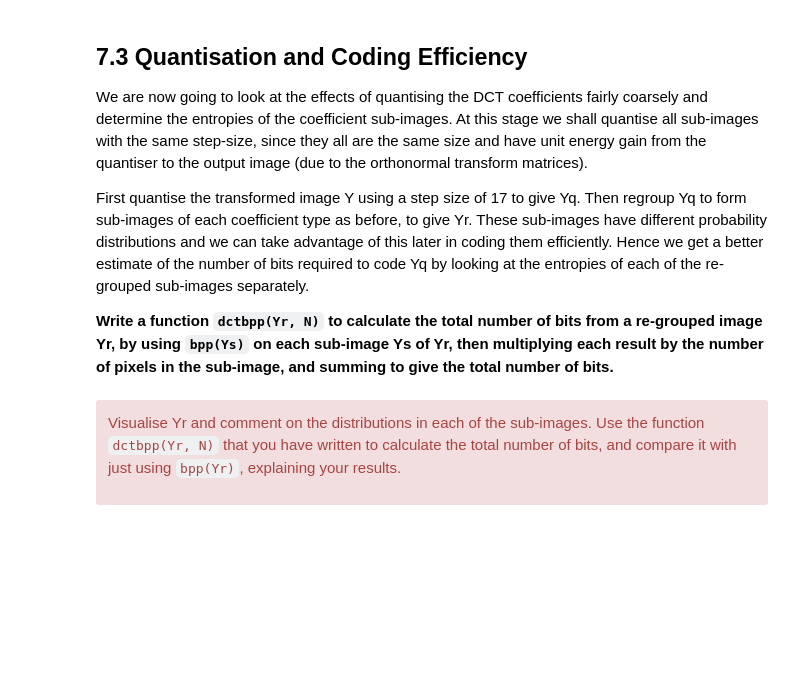
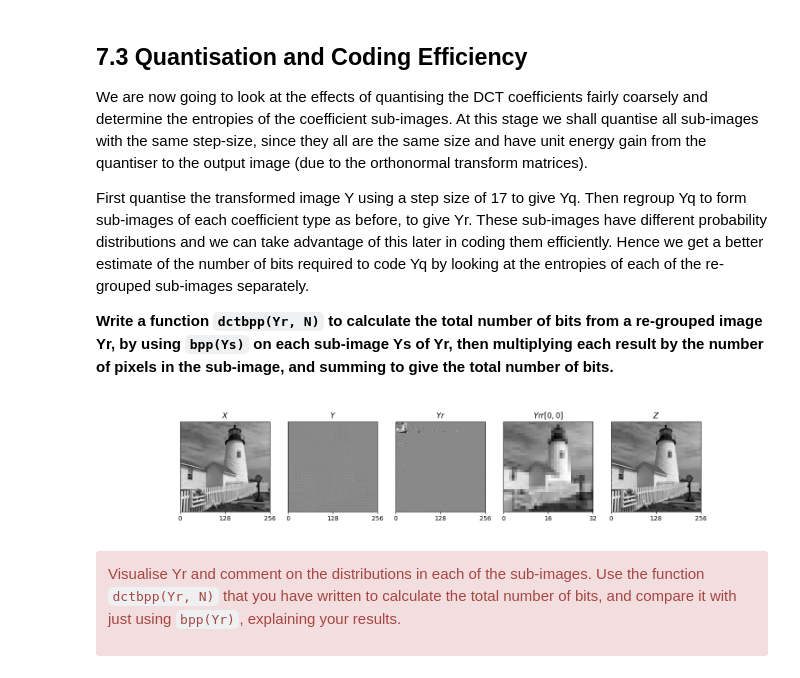
Before and after one commit to jet-tong/cued_sf2_lab, a Jupyter notebook: 7-the-discrete-cosine-transform-jensen.ipynb, the cells around one changed output. Cells and saved outputs as stored; diff of their text form; code cells hidden in the pictures; blank space fills up the shorter version.

Commit message:
Jensen Update

```diff
--- a/7-the-discrete-cosine-transform-jensen.ipynb
+++ b/7-the-discrete-cosine-transform-jensen.ipynb
@@ -333,6 +336,41 @@ of 17 to give Yq.  Then regroup Yq to form
 sub-images of each coefficient type as before, to give Yr. These sub-images have different probability distributions and we can take advantage of this later in coding them efficiently. Hence we get a better estimate of the number of bits required to code Yq by looking at the entropies of each of the re-grouped sub-images separately.
 
 **Write a function `dctbpp(Yr, N)` to calculate the total number of bits from a re-grouped image Yr, by using `bpp(Ys)` on each sub-image Ys of Yr, then multiplying each result by the number of pixels in the sub-image, and summing to give the total number of bits.**
+# %%
+"""Jensen's functions for this notebook"""
+
+def dct(X):
+    Y = colxfm(colxfm(X, C8).T, C8).T
+    return Y
+
+
+def dct_reshape(Yr, N = 8):
+    # Reshape the image into a 4D array with shape (8, 32, 8, 32)
+    Yrr = Yr.reshape(8, 32, 8, 32) # TODO Variable N
+    # Permute the axes to obtain the desired shape (8, 8, 32, 32)
+    Yrr = Yrr.transpose(0, 2, 1, 3)
+    return Yrr
+
+def idct(Y):
+    Z = colxfm(colxfm(Y.T, C8.T).T, C8.T)
+    return Z
+# %%
+Y = dct(X)
+N = 8
+Yr = regroup(Y, N)/N
+Yrr = dct_reshape(Yr)
+Z = idct(Y)
+
+# Plot multiple images
+titles = ["X", "Y", "Yr", "Yrr[0,0]", "Z"]
+imgs = [X, Y, Yr, Yrr[0,0], Z]
+fig, axs = plt.subplots(1, len(imgs), figsize=(15,3))
+
+for ax, img, title in zip(axs, imgs, titles):
+    plot_image(img, ax=ax)
+    ax.set(yticks=[], title=f'${title}$')
+# %% [output]
+[figure, added]
 # %%
 from cued_sf2_lab.laplacian_pyramid import bpp
 
```
Also changed, not shown: parts of 10 cells of this notebook.
